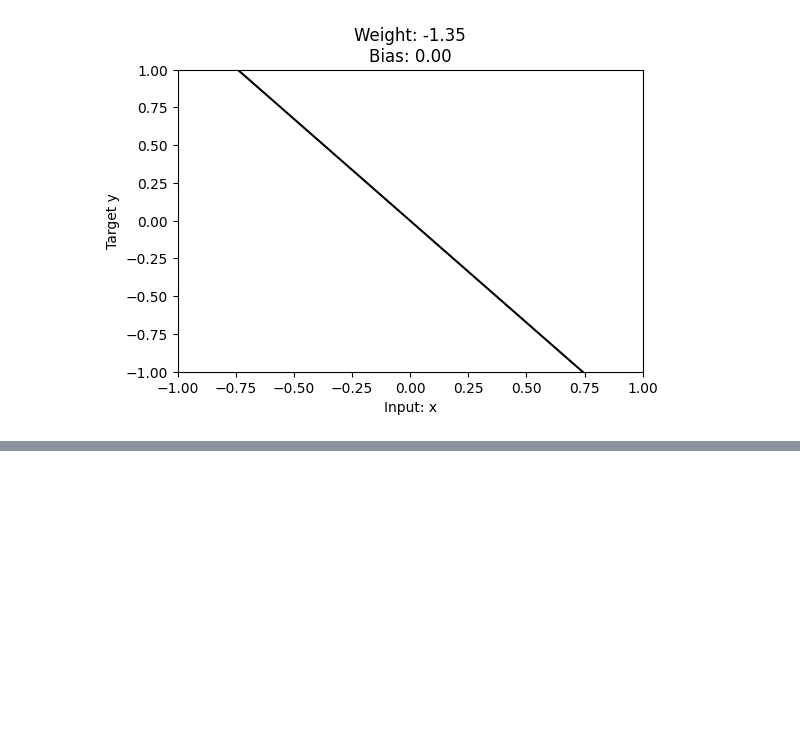
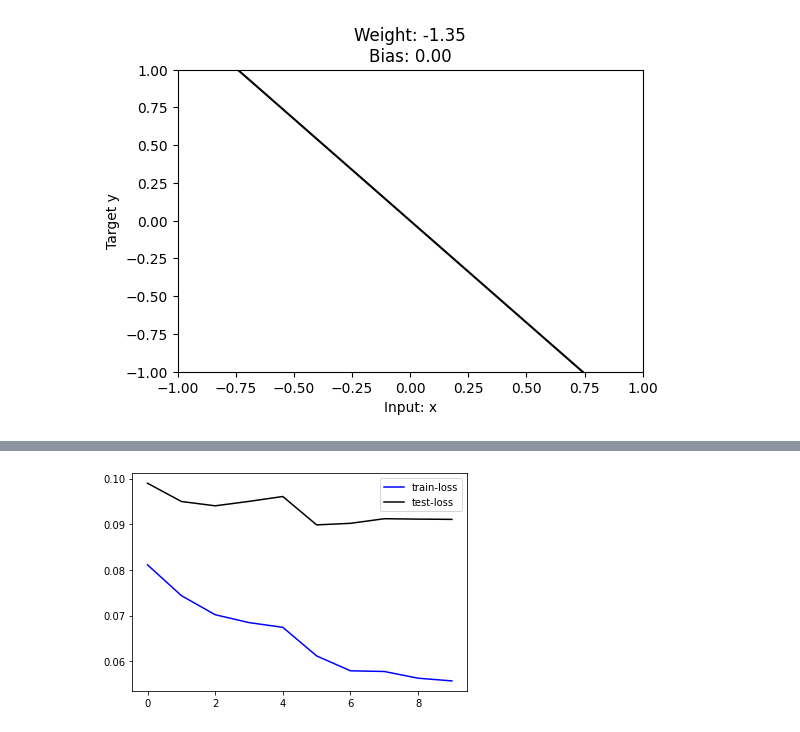
Before and after one commit to Rubnserrano/DataScience-Basics, a Jupyter notebook: basic_tensorflow.ipynb, the cells around one changed output, grey strips where cells are left out. Cells and saved outputs as stored; diff of their text form; code cells hidden in the pictures; blank space fills up the shorter version.

```diff
--- a/basic_tensorflow.ipynb
+++ b/basic_tensorflow.ipynb
@@ -23,3 +26,47 @@ plt.show()
 # %% [output]
 4/4 [==============================] - 0s 1ms/step
 [figure]
+# %%
+PATH = "C:\\Users\\Cosas\\OneDrive\\Escritorio\\Data_Science\\datasets\\"
+
+df = pd.read_csv(PATH + "wine.csv", index_col='Unnamed: 0')
+df_train = df.sample(frac=0.7, random_state=0)
+df_valid = df.drop(df_train.index)
+
+# Scale to [0, 1]
+max_ = df_train.max(axis=0)
+min_ = df_train.min(axis=0)
+df_train = (df_train - min_) / (max_ - min_)
+df_valid = (df_valid - min_) / (max_ - min_)
+
+# Split features and target
+X_train = df_train.drop('quality', axis=1)
+X_valid = df_valid.drop('quality', axis=1)
+y_train = df_train['quality']
+y_valid = df_valid['quality']
+# %%
+model2 = keras.Sequential([
+    layers.Dense(512, activation='relu', input_shape=[11]),
+    layers.Dense(512, activation='relu'),
+    layers.Dense(512, activation='relu'),
+    layers.Dense(1),
+])
+# %%
+model2.compile(optimizer='adam',
+               loss='mae')
+
+historial = model2.fit(X_train, y_train,
+                      validation_data = (X_test, y_test),
+                       batch_size=256,
+                       epochs=10)
+
+historial_df = pd.DataFrame(historial.history)
+
+fig, ax = plt.subplots()
+
+ax.plot(historial_df['loss'], color="blue", label="train-loss")
+ax.plot(historial_df['val_loss'], color="black", label="test-loss")
+leg = ax.legend()
+
+plt.show()
+# %% [output]
@@ -25,0 +93 @@ plt.show()
+[figure, added]
```
Also changed, not shown: parts of 3 cells of this notebook.
